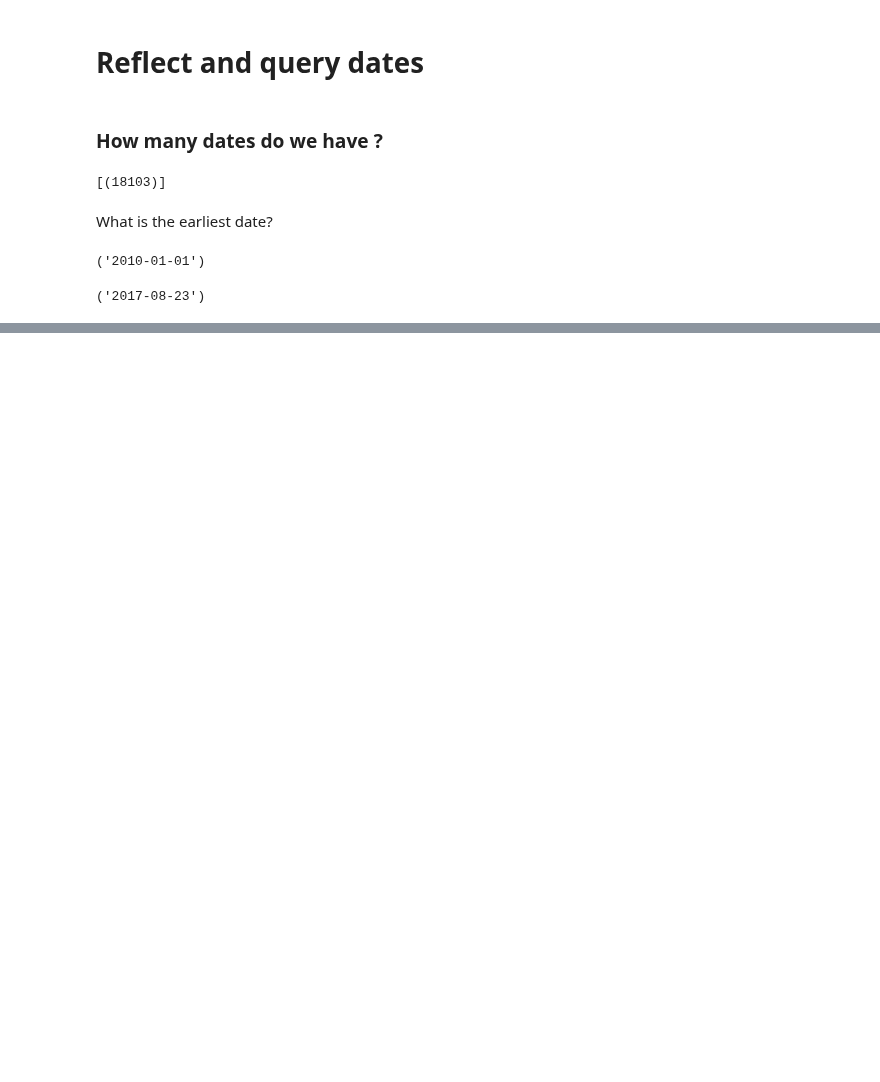
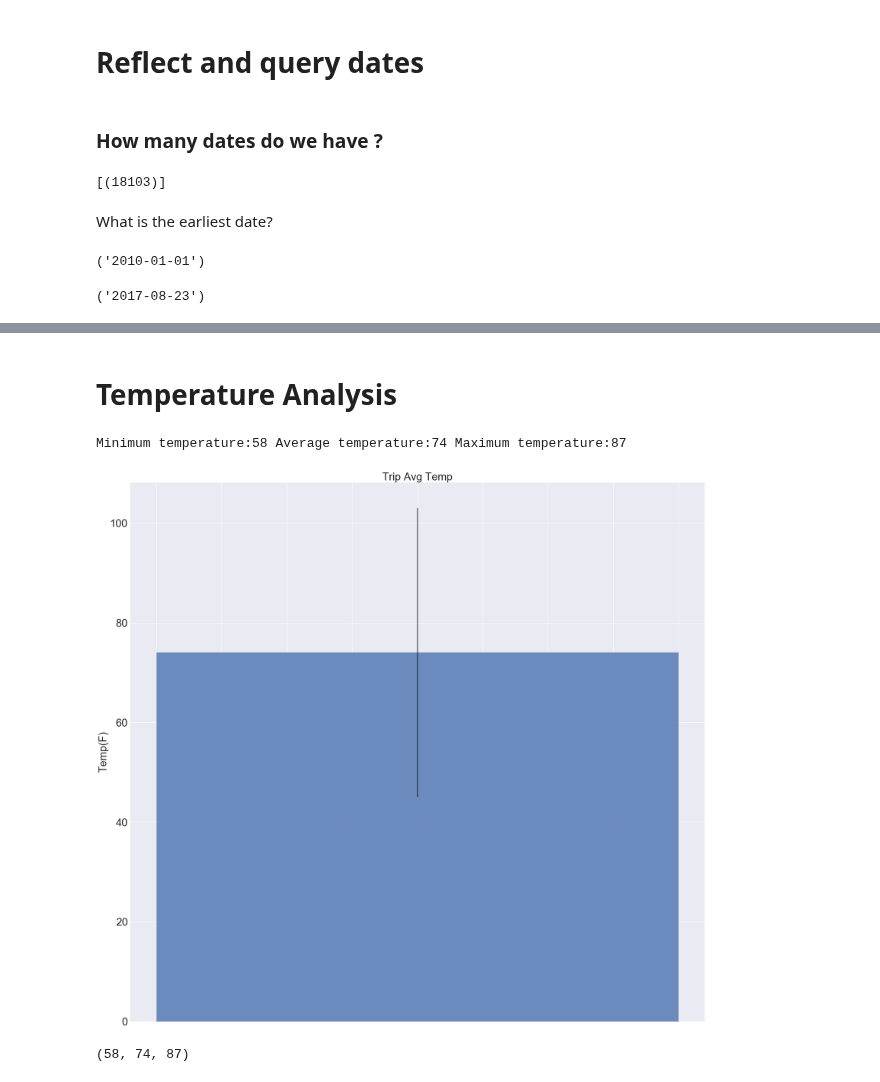
Before and after one commit to jjj3035/advanced_data_storage, a Jupyter notebook: climate_analysis.ipynb, the cells around one changed output, grey strips where cells are left out. Saved outputs shown, nothing was run; the diff lists cells and outputs as text; code cells hidden in the pictures; blank space fills up the shorter version.

Commit message:
update climate analysis

```diff
--- a/climate_analysis.ipynb
+++ b/climate_analysis.ipynb
@@ -44,0 +180,28 @@ session.query(Measurement.date).order_by(Measurement.date.desc()).first()
+# %% [markdown]
+# Temperature Analysis
+# %%
+def calc_temps(start_date, end_date):
+    #print (start_date, end_date)
+    #query to retrieve the temperature observation data (tobs).
+    results_temp = session.query(Measurement.date, Measurement.tobs).filter(Measurement.date >= start_date).\
+    filter(Measurement.date <= end_date).all()
+    df = pd.DataFrame(results_temp, columns=['date', 'temp(F)'])
+    df.set_index('date', inplace=True)
+    min_temp = int(round(df["temp(F)"].min()))
+    avg_temp = int(round(df["temp(F)"].mean()))
+    max_temp = int(round(df["temp(F)"].max()))
+    print (f"Minimum temperature:{min_temp} Average temperature:{avg_temp} Maximum temperature:{max_temp}")
+    plt.bar(x=0, height=avg_temp, yerr=max_temp-min_temp, linewidth=1, align='center', alpha=0.8, ecolor='black')
+    plt.ylabel('Temp(F)', size = 30)
+    plt.title('Trip Avg Temp', size = 30)
+    plt.tick_params(axis='x', which='both', bottom='off', top='off', labelbottom='off')
+    plt.yticks(size = 30)
+    plt.tight_layout()
+    plt.show()
+    return min_temp, avg_temp, max_temp
+
+calc_temps('2017-01-01', '2018-01-01')
+# %% [output]
+Minimum temperature:58 Average temperature:74 Maximum temperature:87
+[figure, added]
+(58, 74, 87)
```
Also changed, not shown: parts of 16 cells of this notebook.
